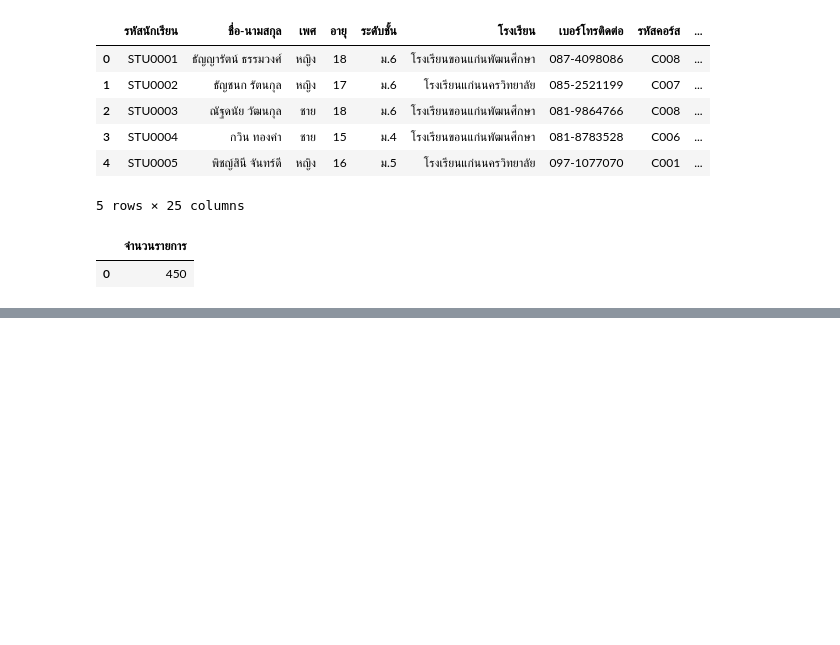
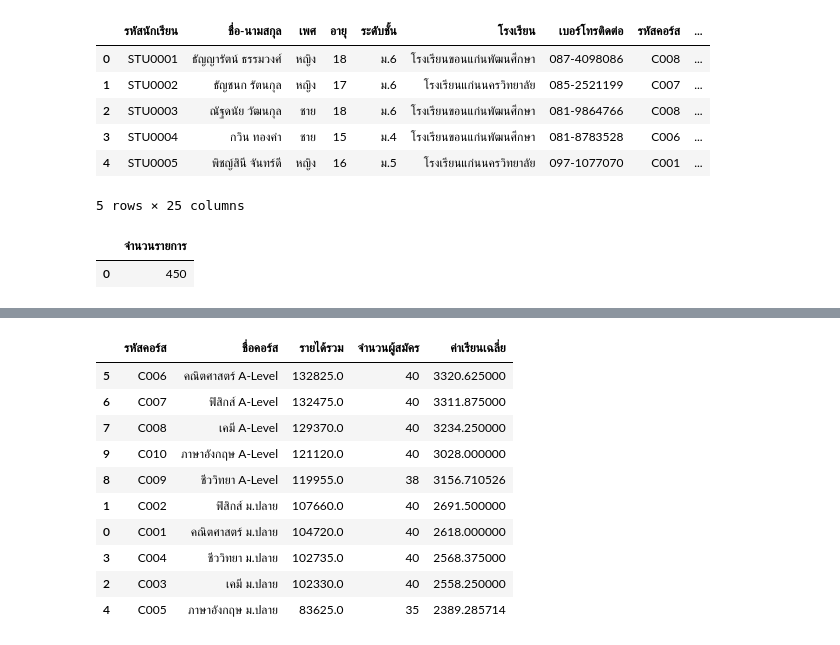
Before and after one commit to stylekkm051049-bit/Project, a Jupyter notebook: กลุ่ม11โรงเรียนกวดวิชา.ipynb, the cells around one changed output, grey strips where cells are left out. Cells and saved outputs as stored; diff of their text form; code cells hidden in the pictures; blank space fills up the shorter version.

```diff
--- a/กลุ่ม11โรงเรียนกวดวิชา.ipynb
+++ b/กลุ่ม11โรงเรียนกวดวิชา.ipynb
@@ -1016,0 +1075,29 @@ display(check_count)
+# %%
+# คอร์สไหนรายได้มากที่สุด
+q2_pandas = (
+    registration_df[
+        registration_df["สถานะการลงทะเบียน"] == "ลงทะเบียนสำเร็จ"
+    ]
+    .groupby(["รหัสคอร์ส", "ชื่อคอร์ส"])
+    .agg(
+        รายได้รวม=("ยอดชำระสุทธิ (บาท)", "sum"),
+        จำนวนผู้สมัคร=("รหัสนักเรียน", "count"),
+        ค่าเรียนเฉลี่ย=("ยอดชำระสุทธิ (บาท)", "mean")
+    )
+    .reset_index()
+    .sort_values("รายได้รวม", ascending=False)
+)
+
+display(q2_pandas)
+# %% [output]
+|  | รหัสคอร์ส | ชื่อคอร์ส | รายได้รวม | จํานวนผู้สมัคร | ค่าเรียนเฉลี่ย |
+| 5 | C006 | คณิตศาสตร์ A-Level | 132825.0 | 40 | 3320.625000 |
+| 6 | C007 | ฟิสิกส์ A-Level | 132475.0 | 40 | 3311.875000 |
+| 7 | C008 | เคมี A-Level | 129370.0 | 40 | 3234.250000 |
+| 9 | C010 | ภาษาอังกฤษ A-Level | 121120.0 | 40 | 3028.000000 |
+| 8 | C009 | ชีววิทยา A-Level | 119955.0 | 38 | 3156.710526 |
+| 1 | C002 | ฟิสิกส์ ม.ปลาย | 107660.0 | 40 | 2691.500000 |
+| 0 | C001 | คณิตศาสตร์ ม.ปลาย | 104720.0 | 40 | 2618.000000 |
+| 3 | C004 | ชีววิทยา ม.ปลาย | 102735.0 | 40 | 2568.375000 |
+| 2 | C003 | เคมี ม.ปลาย | 102330.0 | 40 | 2558.250000 |
+| 4 | C005 | ภาษาอังกฤษ ม.ปลาย | 83625.0 | 35 | 2389.285714 |
```
Also changed, not shown: parts of 5 cells of this notebook.
